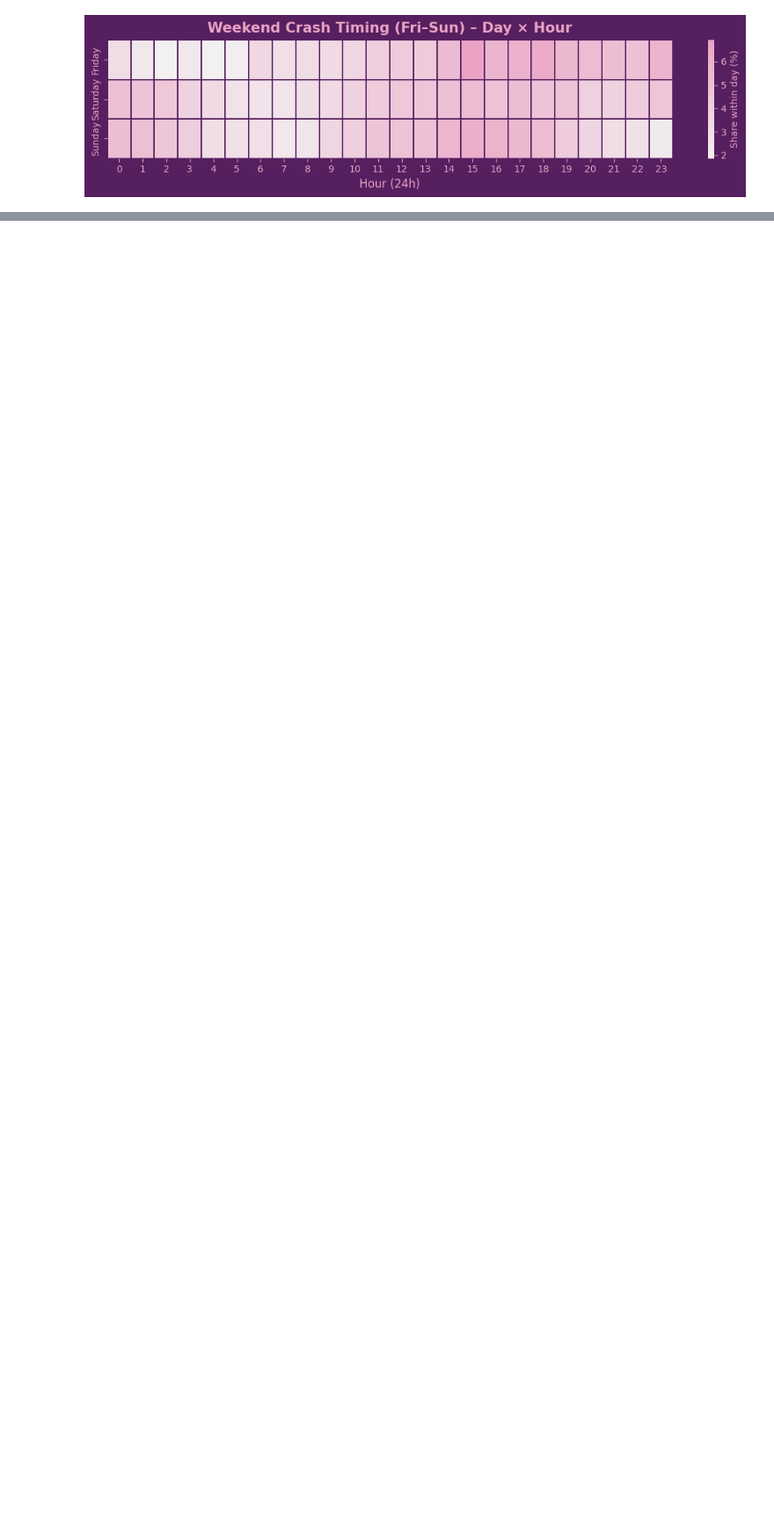
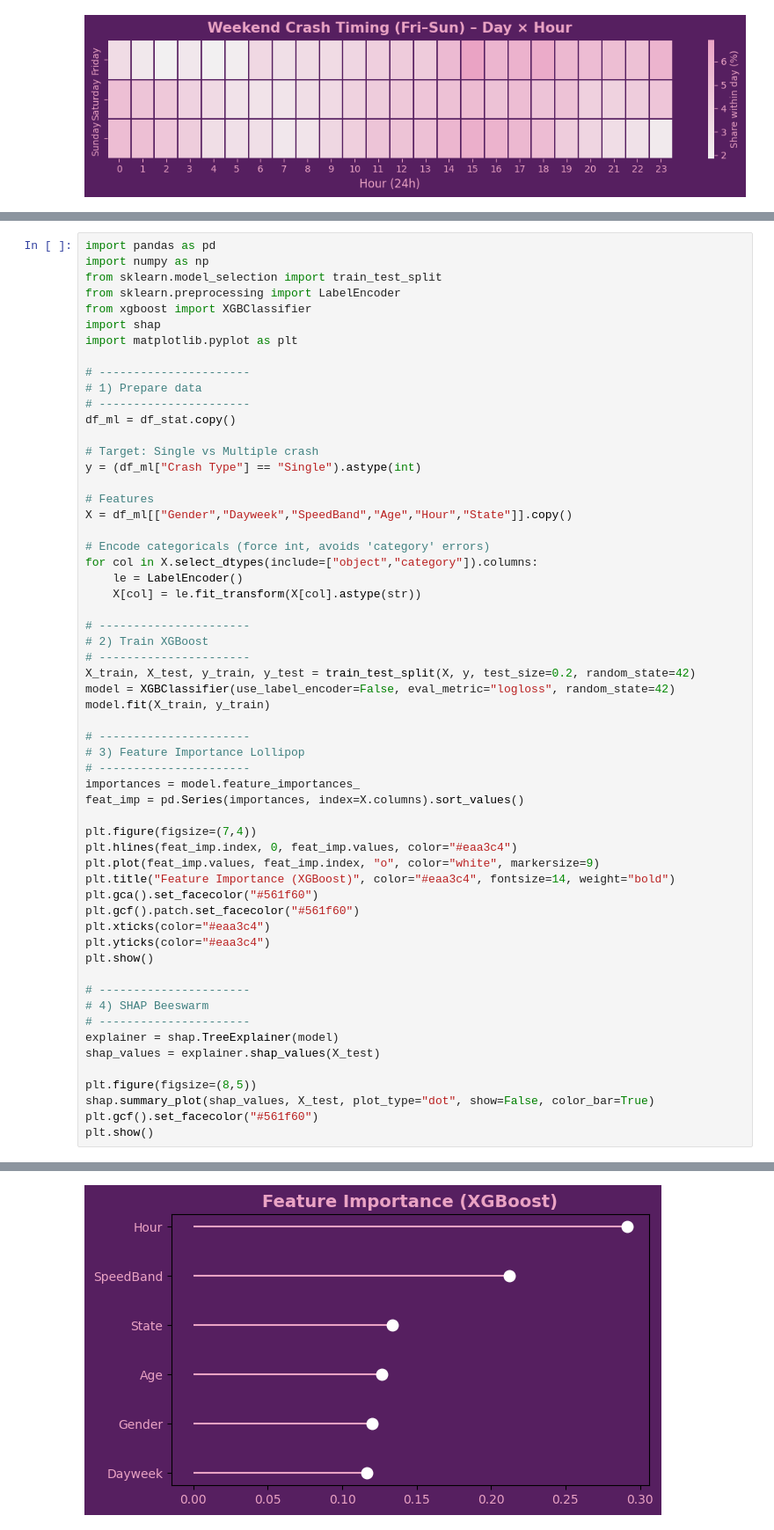
Before and after one commit to NoorullahMuhammadKhan/Noorullah-Khan-Github-Repository, a Jupyter notebook: Scyne Advisory Interview/Traffic Investigation Scyne Advisory.ipynb, the cells around one changed output, grey strips where cells are left out. Shown at 88% size. Cells and saved outputs as stored; diff of their text form; blank space fills up the shorter version.

```diff
--- a/Scyne Advisory Interview/Traffic Investigation Scyne Advisory.ipynb
+++ b/Scyne Advisory Interview/Traffic Investigation Scyne Advisory.ipynb
@@ -1648,0 +1975,59 @@ plt.tight_layout(); plt.show()
+# %%
+import pandas as pd
+import numpy as np
+from sklearn.model_selection import train_test_split
+from sklearn.preprocessing import LabelEncoder
+from xgboost import XGBClassifier
+import shap
+import matplotlib.pyplot as plt
+
+# ----------------------
+# 1) Prepare data
+# ----------------------
+df_ml = df_stat.copy()
+
+# Target: Single vs Multiple crash
+y = (df_ml["Crash Type"] == "Single").astype(int)
+
+# Features
+X = df_ml[["Gender","Dayweek","SpeedBand","Age","Hour","State"]].copy()
+
+# Encode categoricals (force int, avoids 'category' errors)
+for col in X.select_dtypes(include=["object","category"]).columns:
+    le = LabelEncoder()
+    X[col] = le.fit_transform(X[col].astype(str))
+
+# ----------------------
+# 2) Train XGBoost
+# ----------------------
+X_train, X_test, y_train, y_test = train_test_split(X, y, test_size=0.2, random_state=42)
+model = XGBClassifier(use_label_encoder=False, eval_metric="logloss", random_state=42)
+model.fit(X_train, y_train)
+
+# ----------------------
+# 3) Feature Importance Lollipop
+# ----------------------
+importances = model.feature_importances_
+feat_imp = pd.Series(importances, index=X.columns).sort_values()
+
+plt.figure(figsize=(7,4))
+plt.hlines(feat_imp.index, 0, feat_imp.values, color="#eaa3c4")
+plt.plot(feat_imp.values, feat_imp.index, "o", color="white", markersize=9)
+plt.title("Feature Importance (XGBoost)", color="#eaa3c4", fontsize=14, weight="bold")
+plt.gca().set_facecolor("#561f60")
+plt.gcf().patch.set_facecolor("#561f60")
+plt.xticks(color="#eaa3c4")
+plt.yticks(color="#eaa3c4")
+plt.show()
+
+# ----------------------
+# 4) SHAP Beeswarm
+# ----------------------
+explainer = shap.TreeExplainer(model)
+shap_values = explainer.shap_values(X_test)
+
+plt.figure(figsize=(8,5))
+shap.summary_plot(shap_values, X_test, plot_type="dot", show=False, color_bar=True)
+plt.gcf().set_facecolor("#561f60")
+plt.show()
+# %% [output]
@@ -1648,0 +2037 @@ plt.tight_layout(); plt.show()
+[figure, added]
```
Also changed, not shown: parts of 9 cells of this notebook, 1 other file.
